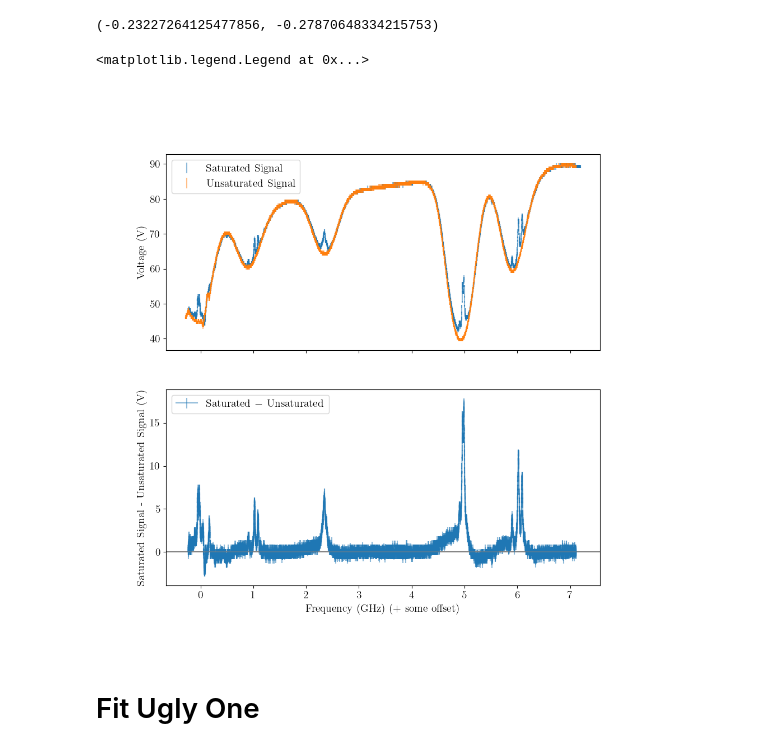
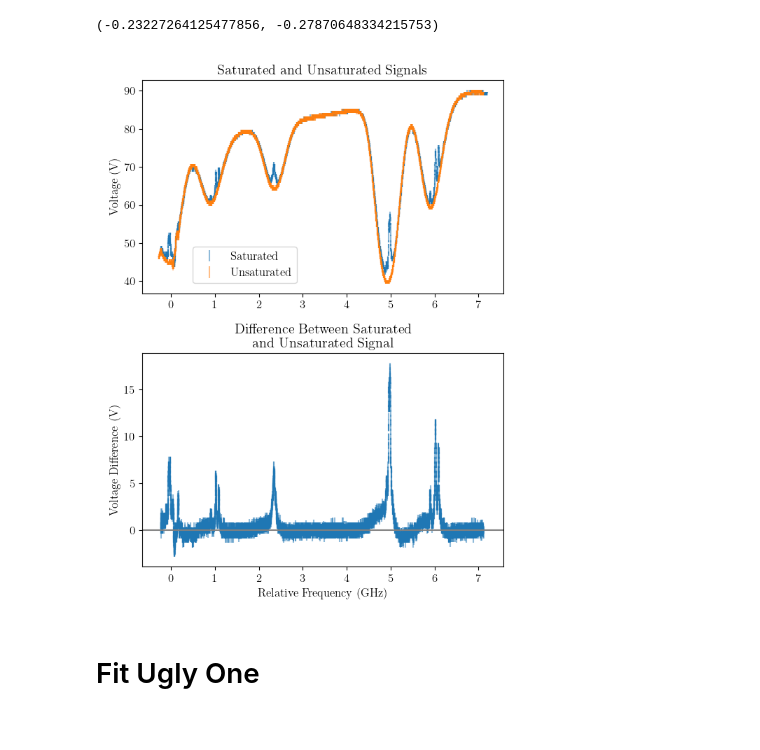
Before and after one commit to andres-luengo/alden-andres-max-most-dangerous-4450-trio, a Jupyter notebook: rb-spectroscopy/fit_no_mag.ipynb, the cells around one changed output. Cells and saved outputs as stored; diff of their text form; code cells hidden in the pictures.

```diff
--- a/rb-spectroscopy/fit_no_mag.ipynb
+++ b/rb-spectroscopy/fit_no_mag.ipynb
@@ -53,21 +53,26 @@ sat.frequency[0], uns.frequency[0]
 # %% [output]
 (-0.23227264125477856, -0.27870648334215753)
 # %%
-fig, (sig_ax, diff_ax) = plt.subplots(nrows=2, sharex=True, figsize=(10, 10))
+fig, (sig_ax, diff_ax) = plt.subplots(nrows=2, sharex=True, figsize=(6, 8))
+# plt.rcParams.update({'font.size': 12})
 
-sig_ax.errorbar(sat.frequency, sat.signal, yerr=0.25, alpha=0.5, label='Saturated Signal', ls='')
-sig_ax.errorbar(uns.frequency, uns.signal, yerr=0.25, alpha=0.5, label='Unsaturated Signal', ls='')
+sig_ax.set_title('Saturated and Unsaturated Signals')
+sig_ax.errorbar(sat.frequency, sat.signal, yerr=0.25, alpha=0.5, label='Saturated', ls='')
+sig_ax.errorbar(uns.frequency, uns.signal, yerr=0.25, alpha=0.5, label='Unsaturated', ls='')
 sig_ax.set_ylabel('Voltage (V)')
-sig_ax.legend()
+# sig_ax.set_xlabel('Relative Frequency (GHz)')
+sig_ax.xaxis.set_tick_params(labelbottom=True)
+sig_ax.legend(loc=(0.14, 0.05))
 
-diff_ax.errorbar(diff_freq, diff_signal, yerr=np.sqrt(2)*0.25, alpha=0.5, label='Saturated $-$ Unsaturated')
+diff_ax.set_title('Difference Between Saturated\nand Unsaturated Signal')
+diff_ax.errorbar(diff_freq, diff_signal, yerr=np.sqrt(2)*0.25, alpha=0.5, ls='')
 diff_ax.axhline(0., color="gray")
-diff_ax.set_xlabel('Frequency (GHz) (+ some offset)')
-diff_ax.set_ylabel('Saturated Signal - Unsaturated Signal (V)')
-diff_ax.legend()
+diff_ax.set_xlabel('Relative Frequency (GHz)')
+diff_ax.set_ylabel('Voltage Difference (V)')
+# diff_ax.legend()
+fig.tight_layout()
 # %% [output]
-<matplotlib.legend.Legend at 0x...>
-[figure, old version]
+[figure, new version]
 # %% [markdown]
 # Fit Ugly One
 # %% [markdown]
```
Also changed, not shown: parts of 8 cells of this notebook.
